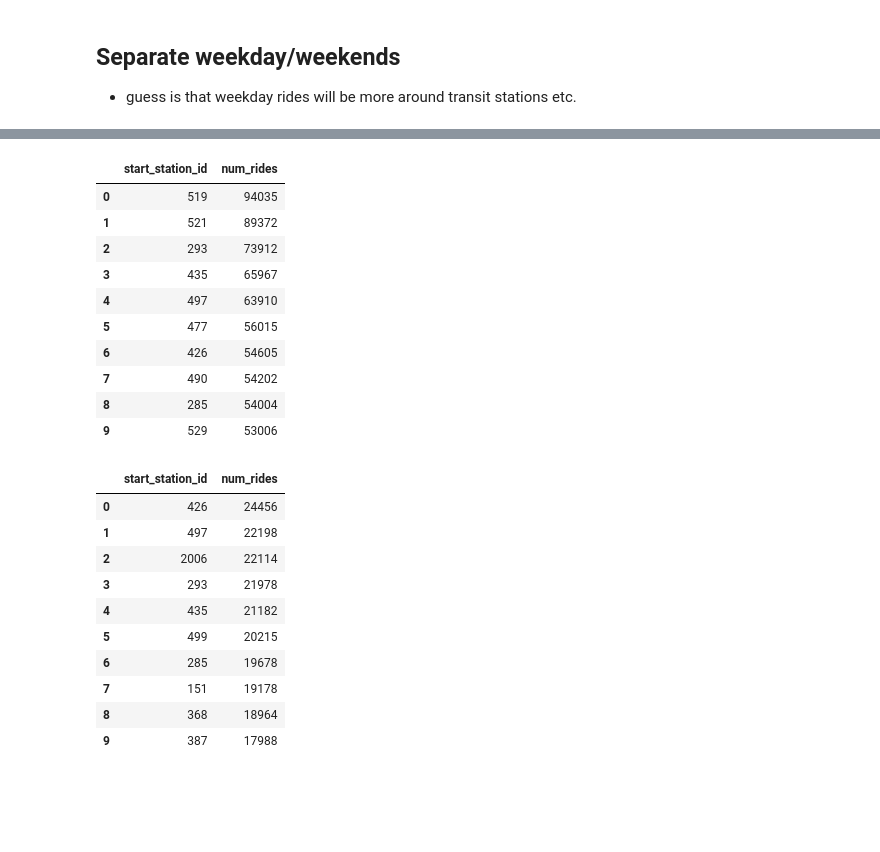
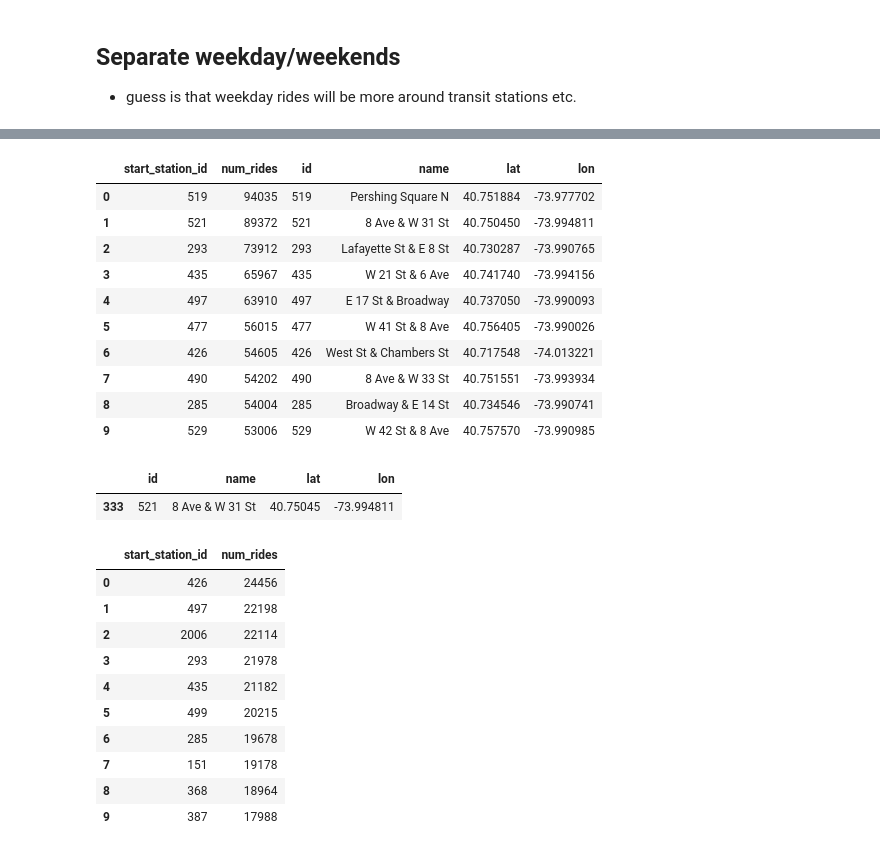
Before and after one commit to andypicke/Springboard_DataScience, a Jupyter notebook: Capstone_1/citibike_EDA.ipynb, the cells around one changed output, grey strips where cells are left out. Drawn from its saved outputs; the diff is of its cells as text; code cells hidden in the pictures; blank space fills up the shorter version.

```diff
--- a/Capstone_1/citibike_EDA.ipynb
+++ b/Capstone_1/citibike_EDA.ipynb
@@ -267,15 +293,23 @@ df_wkday = pd.read_sql_query(query,con, params=[year])
-# %%
-df_wkday.head(10)
-# %% [output]
-|  | start_station_id | num_rides |
-| 0 | 519 | 94035 |
-| 1 | 521 | 89372 |
-| 2 | 293 | 73912 |
-| 3 | 435 | 65967 |
-| 4 | 497 | 63910 |
-| 5 | 477 | 56015 |
-| 6 | 426 | 54605 |
-| 7 | 490 | 54202 |
-| 8 | 285 | 54004 |
-| 9 | 529 | 53006 |
+# %%
+df_sta = pd.read_sql_query('select distinct * from stations order by id',con)
+df_sta.drop_duplicates(['id'],inplace=True)
+df_merge = pd.merge(df_wkday,df_sta,left_on='start_station_id',right_on='id')
+df_merge.head(10)
+# %% [output]
+|  | start_station_id | num_rides | id | name | lat | lon |
+| 0 | 519 | 94035 | 519 | Pershing Square N | 40.751884 | -73.977702 |
+| 1 | 521 | 89372 | 521 | 8 Ave & W 31 St | 40.750450 | -73.994811 |
+| 2 | 293 | 73912 | 293 | Lafayette St & E 8 St | 40.730287 | -73.990765 |
+| 3 | 435 | 65967 | 435 | W 21 St & 6 Ave | 40.741740 | -73.994156 |
+| 4 | 497 | 63910 | 497 | E 17 St & Broadway | 40.737050 | -73.990093 |
+| 5 | 477 | 56015 | 477 | W 41 St & 8 Ave | 40.756405 | -73.990026 |
+| 6 | 426 | 54605 | 426 | West St & Chambers St | 40.717548 | -74.013221 |
+| 7 | 490 | 54202 | 490 | 8 Ave & W 33 St | 40.751551 | -73.993934 |
+| 8 | 285 | 54004 | 285 | Broadway & E 14 St | 40.734546 | -73.990741 |
+| 9 | 529 | 53006 | 529 | W 42 St & 8 Ave | 40.757570 | -73.990985 |
+# %%
+df2.drop_duplicates(['id'])
+# %% [output]
+|  | id | name | lat | lon |
+| 333 | 521 | 8 Ave & W 31 St | 40.75045 | -73.994811 |
 # %%
```
Also changed, not shown: parts of 12 cells of this notebook, 2 other files.
